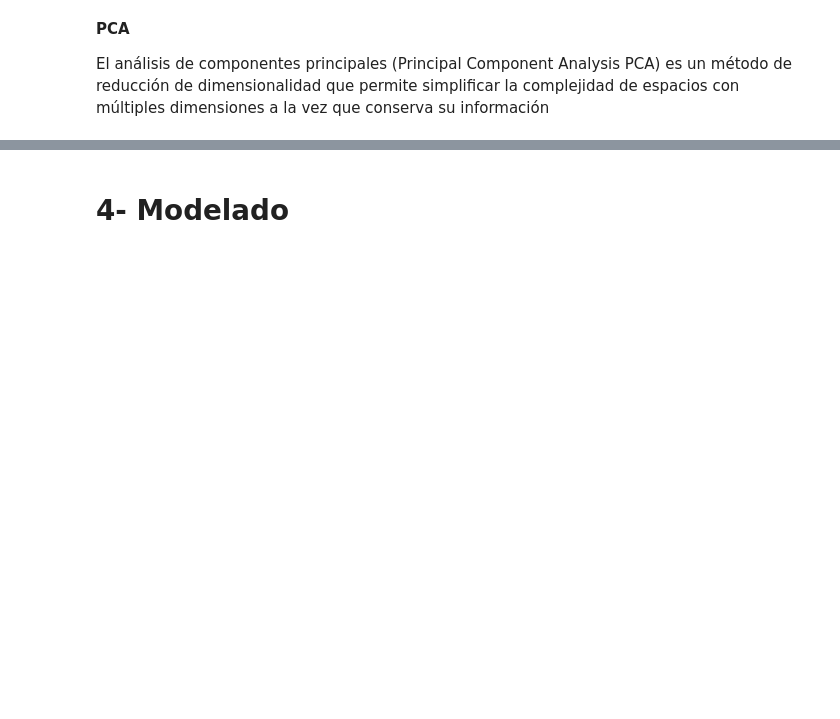
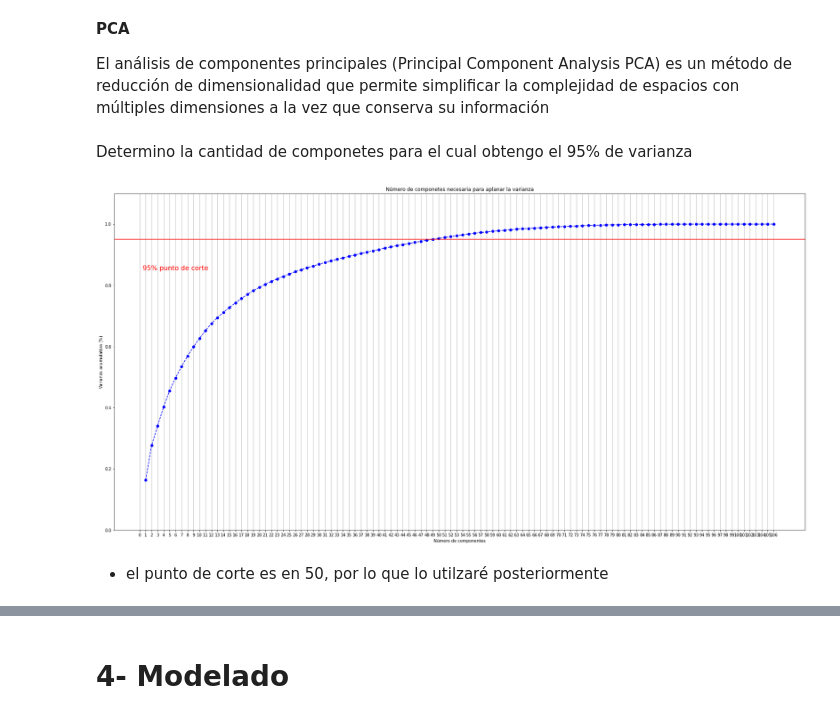
Before and after one commit to rpettenon/Data_Science_Acamica, a Jupyter notebook: Proyecto 2/DS_Proyecto_2_Rogelio_Pettenon.ipynb, the cells around one changed output, grey strips where cells are left out. Drawn from its saved outputs; the diff is of its cells as text; code cells hidden in the pictures; blank space fills up the shorter version.

```diff
--- a/Proyecto 2/DS_Proyecto_2_Rogelio_Pettenon.ipynb
+++ b/Proyecto 2/DS_Proyecto_2_Rogelio_Pettenon.ipynb
@@ -1059,6 +1074,36 @@ Dado que se generaron 106 variables voy a reducir la dimencionalidad con técnic
 El análisis de componentes principales (Principal Component Analysis PCA) es un método de reducción de dimensionalidad que permite simplificar la complejidad de espacios con múltiples dimensiones a la vez que conserva su información
 # %%
 from sklearn.decomposition import PCA
+# %% [markdown]
+Determino la cantidad de componetes para el cual obtengo el 95% de varianza
+# %%
+pca = PCA().fit(X)
+
+% matplotlib inline
+import matplotlib.pyplot as plt
+plt.rcParams["figure.figsize"] = (30,15)
+
+fig, ax = plt.subplots()
+xi = np.arange(1, 107, step=1)
+yi = np.cumsum(pca.explained_variance_ratio_)
+
+plt.ylim(0.0,1.1)
+plt.plot(xi, yi, marker='o', linestyle='--', color='b')
+
+plt.xlabel('Número de componentes')
+plt.xticks(np.arange(0, 107, step=1))
+plt.ylabel('Varianza acumulativa (%)')
+plt.title('Número de componetes necesaria para aplanar la varianza')
+
+plt.axhline(y=0.95, color='r', linestyle='-')
+plt.text(0.5, 0.85, '95% punto de corte', color = 'red', fontsize=16)
+
+ax.grid(axis='x')
+plt.show()
+# %% [output]
+[figure, added]
+# %% [markdown]
+* el punto de corte es en 50, por lo que lo utilzaré posteriormente
 # %%
 %%time
 
```
Also changed, not shown: parts of 123 cells of this notebook.
